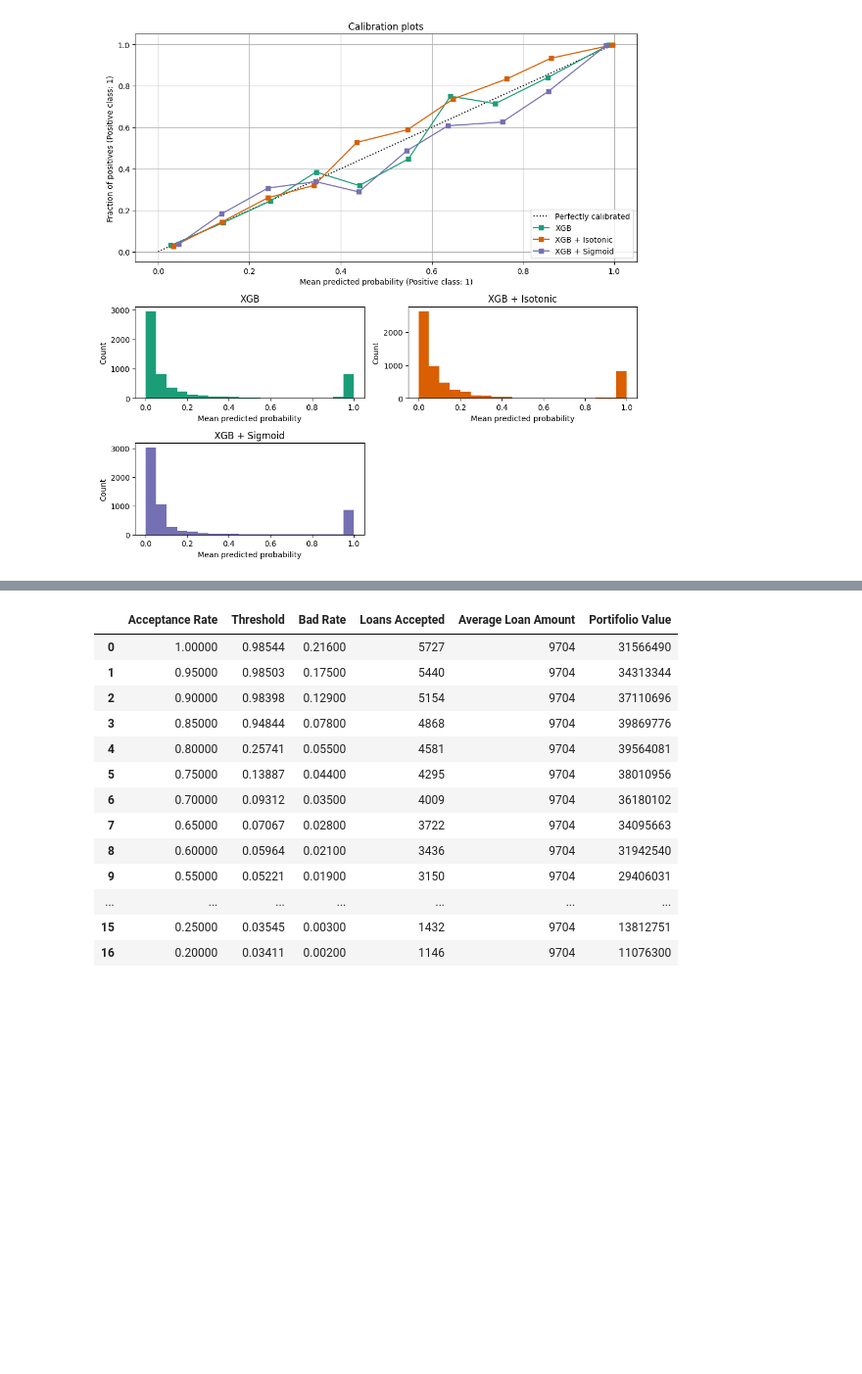
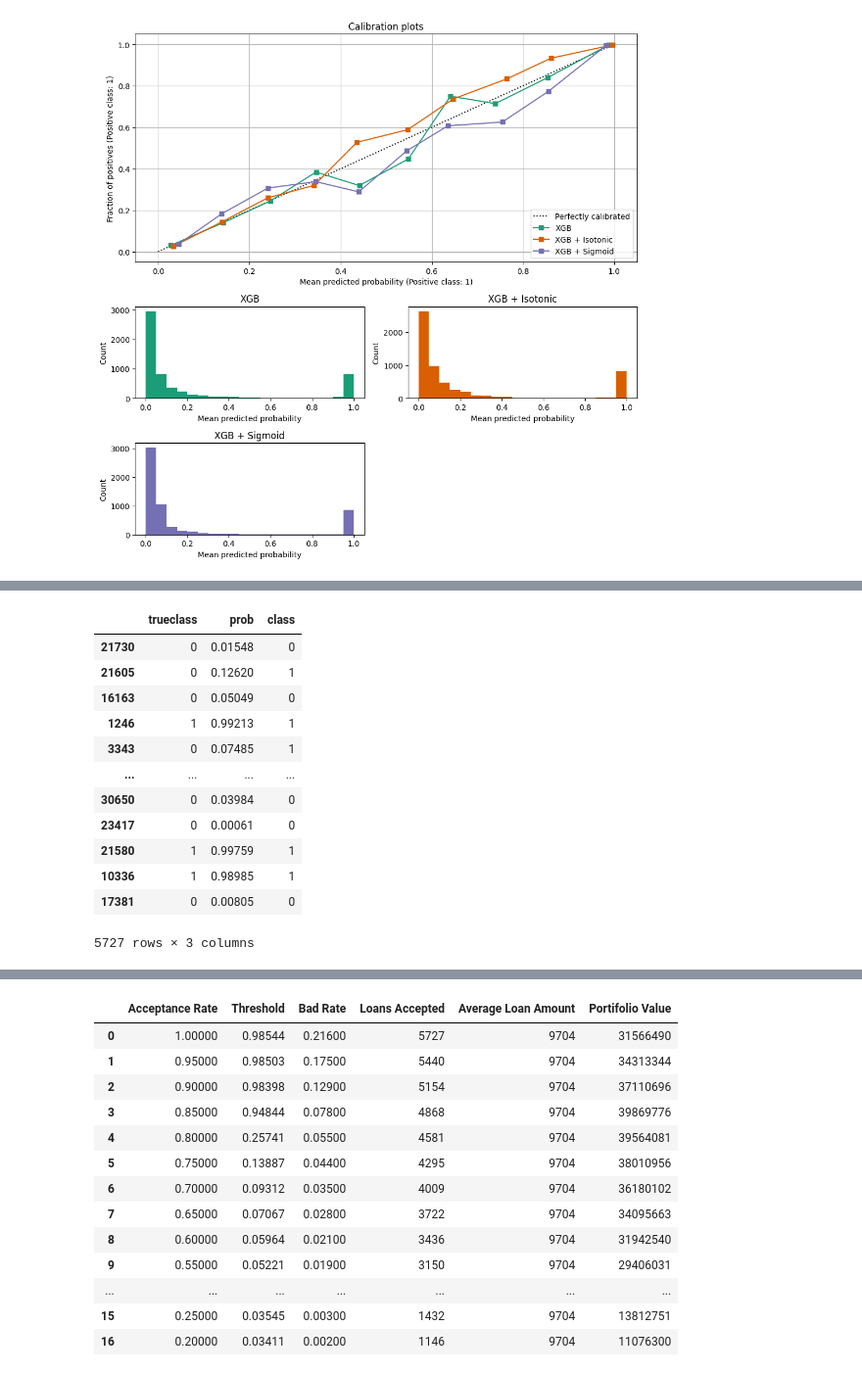
Before and after one commit to felipebita/credit_risk, a Jupyter notebook: notebook/credit_risk_modeling.ipynb, the cells around one changed output, grey strips where cells are left out. Shown at 98% size. Saved outputs shown, nothing was run; the diff lists cells and outputs as text; code cells hidden in the pictures; blank space fills up the shorter version.

```diff
--- a/notebook/credit_risk_modeling.ipynb
+++ b/notebook/credit_risk_modeling.ipynb
@@ -1017,0 +1051,16 @@ strat_df
+# %%
+y_pred
+# %% [output]
+|  | trueclass | prob | class |
+| 21730 | 0 | 0.01548 | 0 |
+| 21605 | 0 | 0.12620 | 1 |
+| 16163 | 0 | 0.05049 | 0 |
+| 1246 | 1 | 0.99213 | 1 |
+| 3343 | 0 | 0.07485 | 1 |
+| ... | ... | ... | ... |
+| 30650 | 0 | 0.03984 | 0 |
+| 23417 | 0 | 0.00061 | 0 |
+| 21580 | 1 | 0.99759 | 1 |
+| 10336 | 1 | 0.98985 | 1 |
+| 17381 | 0 | 0.00805 | 0 |
+5727 rows × 3 columns
```
Also changed, not shown: parts of 4 cells of this notebook.
